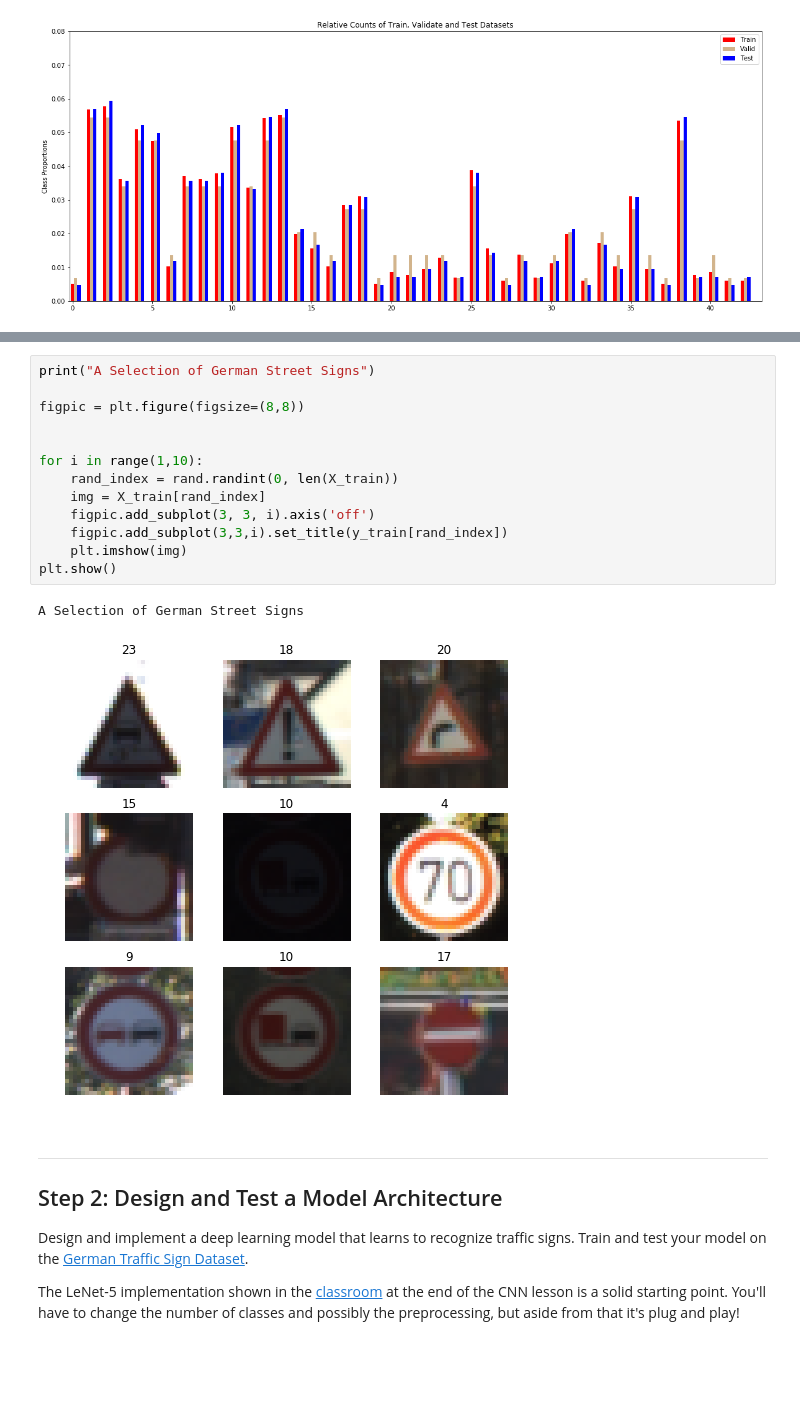
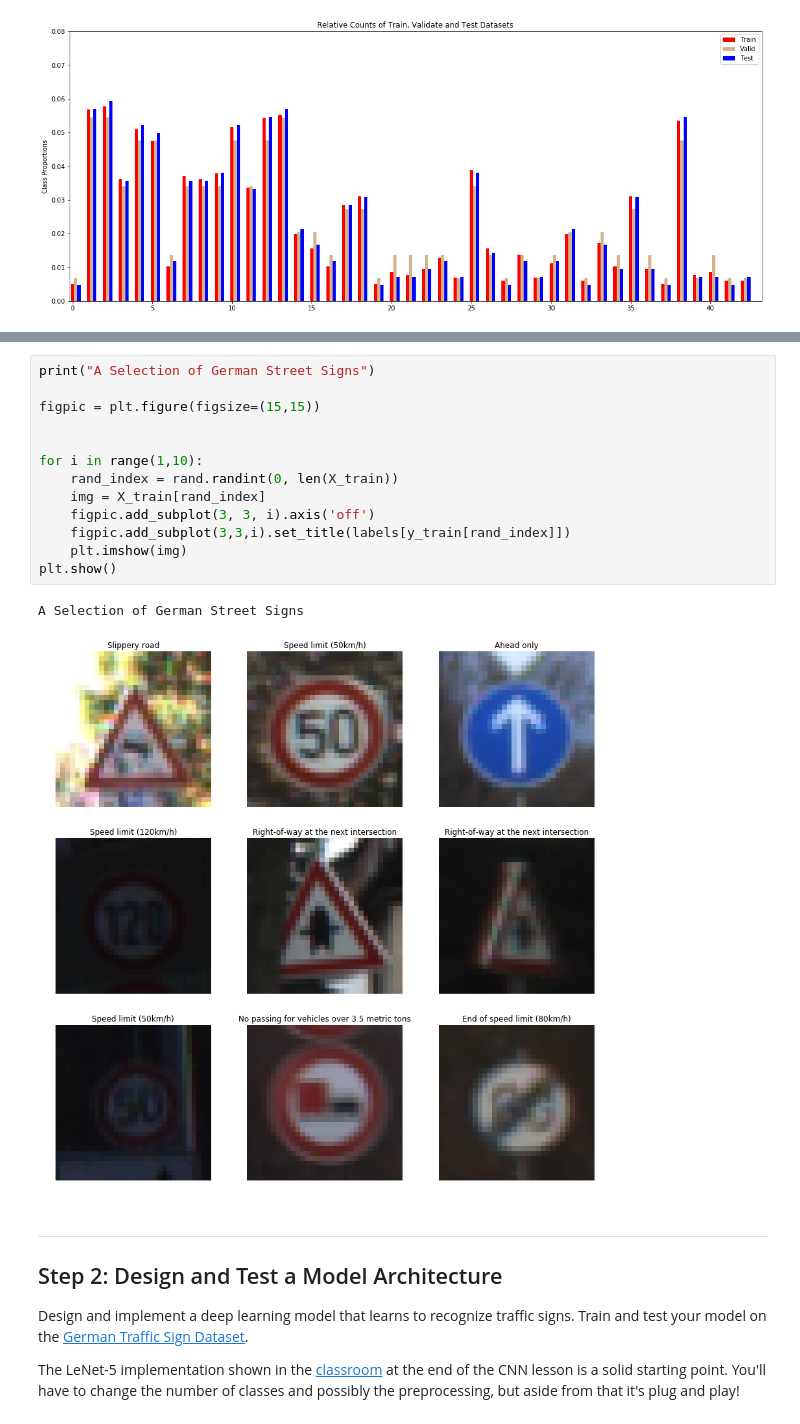
Before and after one commit to dataronio/CarND-Traffic_Sign_Classifier-P2, a Jupyter notebook: Traffic_Sign_Classifier.ipynb, the cells around one changed output, grey strips where cells are left out. Cells and saved outputs as stored; diff of their text form; blank space fills up the shorter version.

```diff
--- a/Traffic_Sign_Classifier.ipynb
+++ b/Traffic_Sign_Classifier.ipynb
@@ -197,19 +204,19 @@ plt.show()
 # %%
 print("A Selection of German Street Signs")
 
-figpic = plt.figure(figsize=(8,8))
+figpic = plt.figure(figsize=(15,15))
 
 
 for i in range(1,10):
     rand_index = rand.randint(0, len(X_train))
     img = X_train[rand_index]
     figpic.add_subplot(3, 3, i).axis('off')
-    figpic.add_subplot(3,3,i).set_title(y_train[rand_index])
+    figpic.add_subplot(3,3,i).set_title(labels[y_train[rand_index]])
     plt.imshow(img)
 plt.show()
 # %% [output]
 A Selection of German Street Signs
-[figure, old version]
+[figure, new version]
 # %% [markdown]
 ----
 
```
Also changed, not shown: parts of 11 cells of this notebook, 4 other files.
